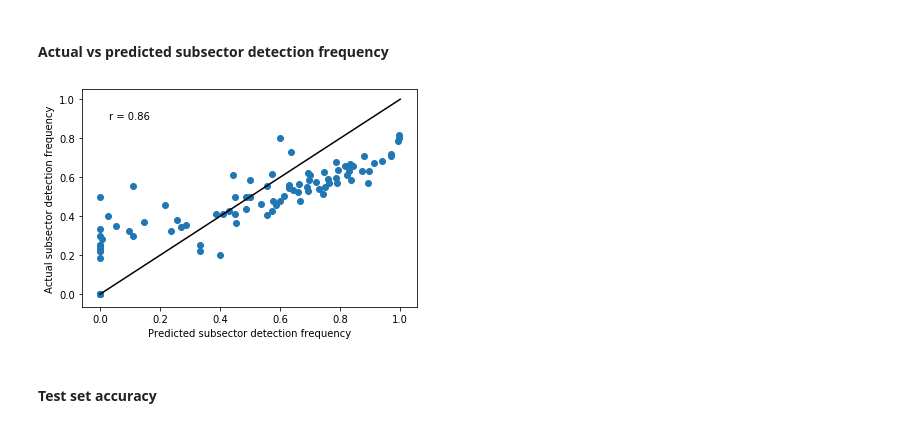
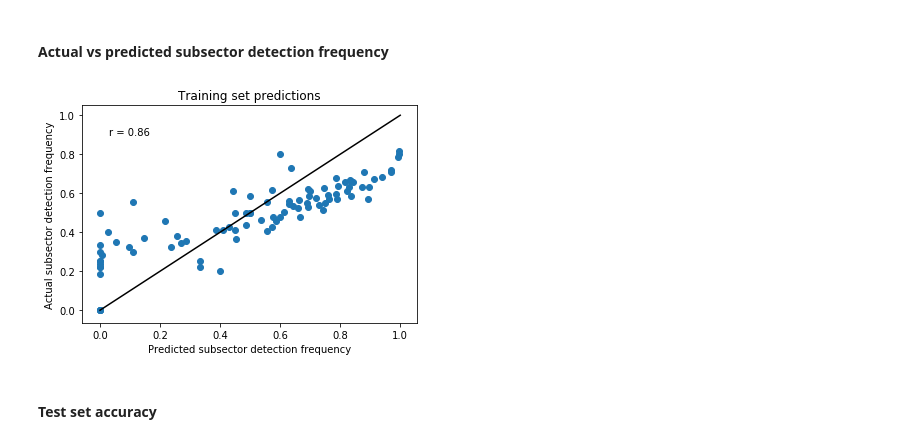
Before and after one commit to puruckertom/occupational_exposure, a Jupyter notebook: notebooks/work_in_progress/hierarchical_logistic_reg.ipynb, the cells around one changed output. Saved outputs shown, nothing was run; the diff lists cells and outputs as text; code cells hidden in the pictures.

Commit message:
formatting changes on some plots

```diff
--- a/notebooks/work_in_progress/hierarchical_logistic_reg.ipynb
+++ b/notebooks/work_in_progress/hierarchical_logistic_reg.ipynb
@@ -295,12 +295,13 @@ r = np.corrcoef(subsector_probs['detected'], subsector_probs['prob_predicted'])[
 # %%
 plt.scatter( subsector_probs['prob_predicted'], subsector_probs['detected'])
 plt.plot([0, 1], [0, 1], color='black')
 plt.xlabel('Predicted subsector detection frequency')
 plt.ylabel('Actual subsector detection frequency')
+plt.title('Training set predictions')
 plt.text(0.03, 0.9, 'r = {:.2f}'.format(r))
 plt.show()
 # %% [output]
-[figure, old version]
+[figure, new version]
 # %% [markdown]
 #### Test set accuracy
 # %%
```
Also changed, not shown: parts of 5 cells of this notebook.
